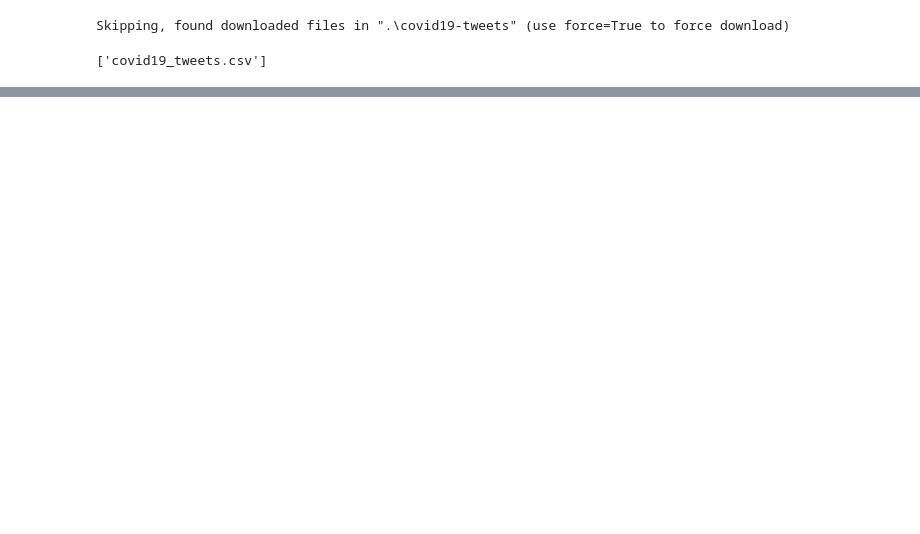
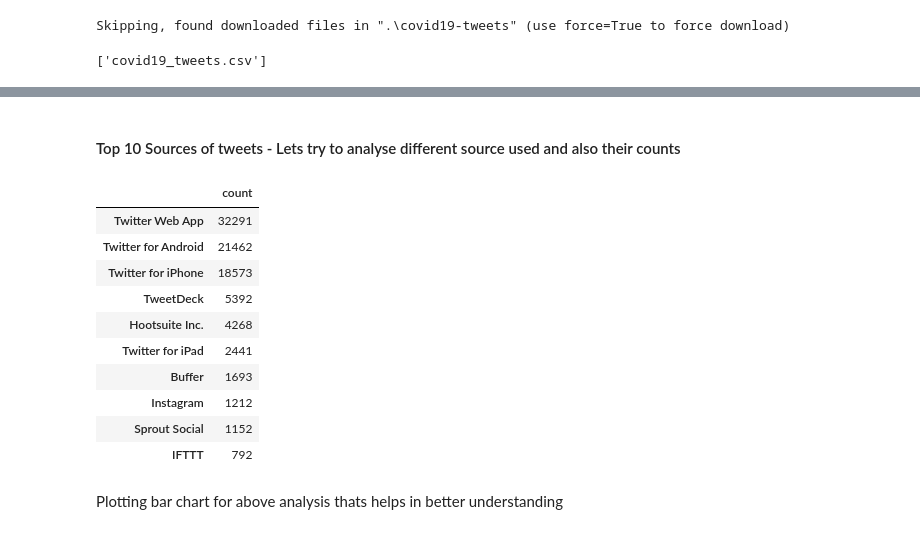
Before and after one commit to srajbamshi/Tweet-Sentiment-Analysis, a Jupyter notebook: Covid19 Tweets Analysis/covid19-tweet-analysis.ipynb, the cells around one changed output, grey strips where cells are left out. Saved outputs shown, nothing was run; the diff lists cells and outputs as text; code cells hidden in the pictures; blank space fills up the shorter version.

```diff
--- a/Covid19 Tweets Analysis/covid19-tweet-analysis.ipynb
+++ b/Covid19 Tweets Analysis/covid19-tweet-analysis.ipynb
@@ -20,0 +131,20 @@ data_set=pd.read_csv('./covid19-tweets/covid19_tweets.csv')
+# %% [markdown]
+#### Top 10 Sources of tweets - Lets try to analyse different source used and also their counts
+# %%
+Top_ten_sources = pd.DataFrame(covid19_tweets['source'].value_counts().sort_values(ascending=False).head(10))
+Top_ten_sources = Top_ten_sources.rename(columns={'source':'count'})
+Top_ten_sources
+# %% [output]
+|  | count |
+| Twitter Web App | 32291 |
+| Twitter for Android | 21462 |
+| Twitter for iPhone | 18573 |
+| TweetDeck | 5392 |
+| Hootsuite Inc. | 4268 |
+| Twitter for iPad | 2441 |
+| Buffer | 1693 |
+| Instagram | 1212 |
+| Sprout Social | 1152 |
+| IFTTT | 792 |
+# %% [markdown]
+Plotting bar chart for above analysis thats helps in better understanding
```
Also changed, not shown: parts of 24 cells of this notebook.
